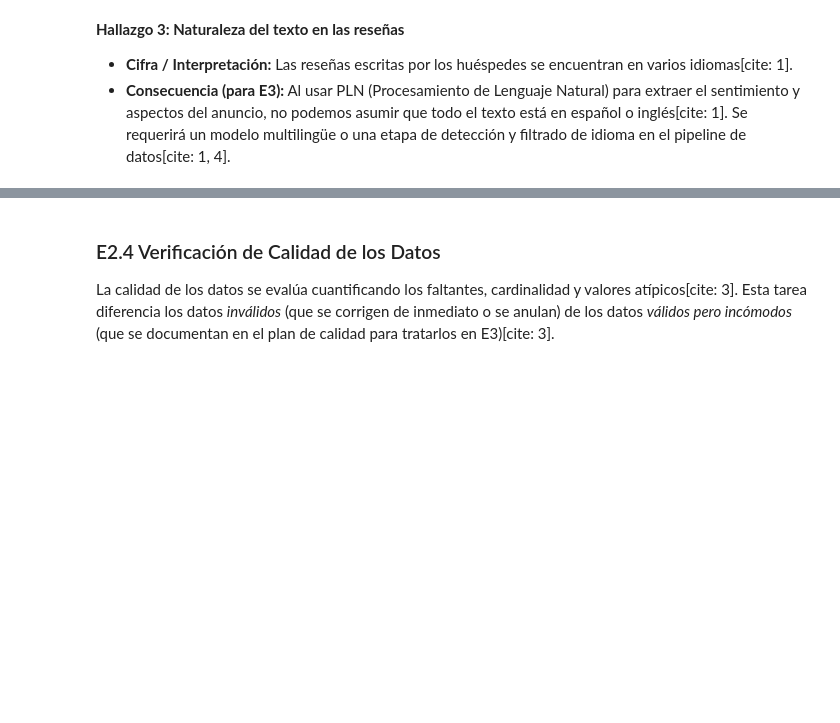
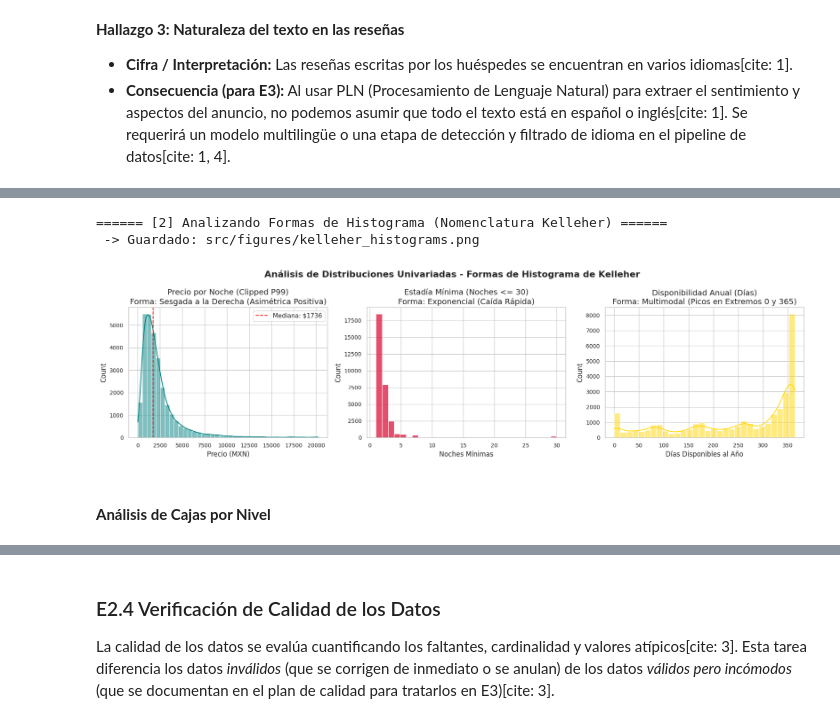
Before and after one commit to josenomberto/UTEC-CDIAV3-MCD8015, a Jupyter notebook: src/01_eda.ipynb, the cells around one changed output, grey strips where cells are left out. Saved outputs shown, nothing was run; the diff lists cells and outputs as text; code cells hidden in the pictures; blank space fills up the shorter version.

```diff
--- a/src/01_eda.ipynb
+++ b/src/01_eda.ipynb
@@ -257,0 +251,47 @@ dtype: object
+# %%
+def analyze_histograms_and_shapes(df):
+    """
+    Kelleher § 3.2: Identificación y nombramiento formal de las formas de histograma.
+    Analiza 'price_cleaned', 'minimum_nights' y 'availability_365'.
+    """
+    print("\n====== [2] Analizando Formas de Histograma (Nomenclatura Kelleher) ======")
+
+    fig, axes = plt.subplots(1, 3, figsize=(18, 5))
+
+    # 1. Histograma de Precios (Recortado al percentil 99 para evitar distorsión)
+    p99 = df['price_cleaned'].quantile(0.99)
+    df_p99 = df[df['price_cleaned'] <= p99]
+    sns.histplot(df_p99['price_cleaned'], bins=40, kde=True, ax=axes[0], color='teal')
+    axes[0].axvline(df_p99['price_cleaned'].median(), color='red', linestyle='--', label=f"Mediana: ${df_p99['price_cleaned'].median():.0f}")
+    axes[0].set_title("Precio por Noche (Clipped P99)\nForma: Sesgada a la Derecha (Asimétrica Positiva)")
+    axes[0].set_xlabel("Precio (MXN)")
+    axes[0].legend()
+
+    # 2. Histograma de Mínimo de Noches
+    # Usamos clipping a 30 noches para examinar el rango de corta estancia
+    df_nights = df[df['minimum_nights'] <= 30]
+    sns.histplot(df_nights['minimum_nights'], bins=30, kde=False, ax=axes[1], color='crimson')
+    axes[1].set_title("Estadía Mínima (Noches <= 30)\nForma: Exponencial (Caída Rápida)")
+    axes[1].set_xlabel("Noches Mínimas")
+
+    # 3. Histograma de Disponibilidad 365
+    sns.histplot(df['availability_365'], bins=30, kde=True, ax=axes[2], color='gold')
+    axes[2].set_title("Disponibilidad Anual (Días)\nForma: Multimodal (Picos en Extremos 0 y 365)")
+    axes[2].set_xlabel("Días Disponibles al Año")
+
+    plt.suptitle("Análisis de Distribuciones Univariadas - Formas de Histograma de Kelleher", fontsize=16, weight='bold')
+    path = os.path.join(OUTPUT_IMG_DIR, "kelleher_histograms.png")
+    #plt.show()
+    plt.savefig(path, dpi=150, bbox_inches='tight')
+    plt.close()
+    print(f" -> Guardado: {path}")
+    return fig
+# %%
+fig_hist = analyze_histograms_and_shapes(df_listings)
+display(fig_hist)
+# %% [output]
+====== [2] Analizando Formas de Histograma (Nomenclatura Kelleher) ======
+ -> Guardado: src/figures/kelleher_histograms.png
+[figure, added]
+# %% [markdown]
+#### **Análisis de Cajas por Nivel**
```
Also changed, not shown: parts of 28 cells of this notebook.
